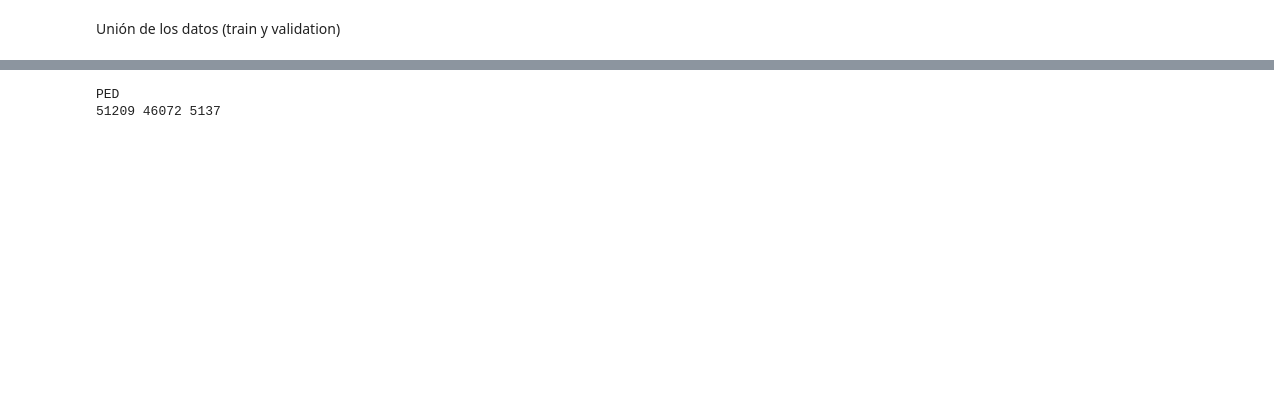
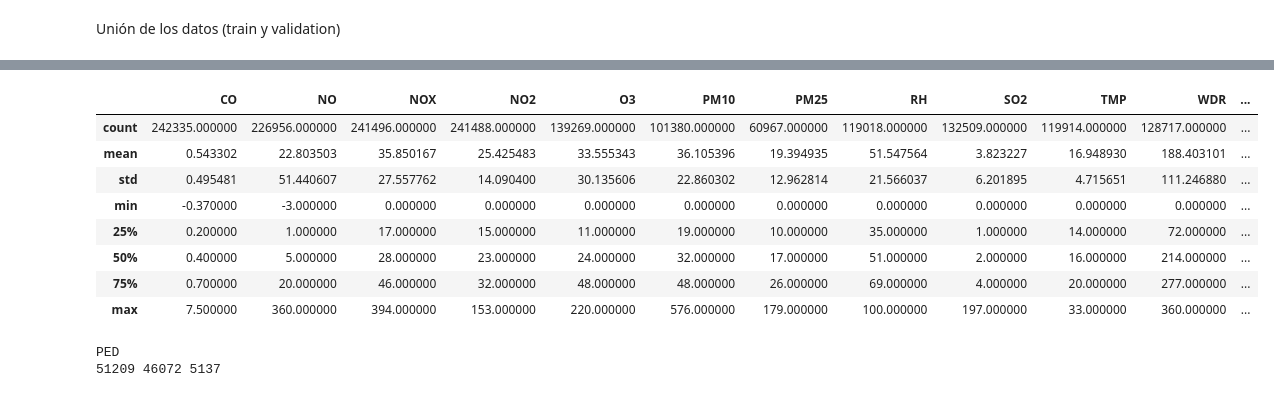
Before and after one commit to vlegaria/air_pollution, a Jupyter notebook: data_processing/normalization.ipynb, the cells around one changed output, grey strips where cells are left out. Cells and saved outputs as stored; diff of their text form; code cells hidden in the pictures; blank space fills up the shorter version.

```diff
--- a/data_processing/normalization.ipynb
+++ b/data_processing/normalization.ipynb
@@ -7,3 +7,22 @@ import matplotlib.dates as mdates
 from sklearn.preprocessing import MinMaxScaler, StandardScaler
 # %% [markdown]
 Unión de los datos (train y validation)
+# %%
+
+dir = '..\\preprocessing_airpollution_data/all_data_2005xstation_15_05_2024'
+#dir = os.path.join(os.pardir, 'preprocessing_airpollution_data/entrenamiento_datos_por_estacion')
+archivos = os.listdir(dir)
+file_name = "PED.csv"
+file_path = os.path.join(dir,file_name)
+file_path= "C:/Users/valer/Downloads/PED_raw_data.csv"
+print(file_path)
+df = pd.read_csv(file_path)
+valores_minimos = df.min()
+valores_maximos = df.max()
+print("Valores mínimos de cada columna:")
+print(valores_minimos)
+print("\nValores máximos de cada columna:")
+print(valores_maximos)
+#"""
+#df.to_csv("PED_alldata_normalized.csv")
+print(len(df))
@@ -10 +47,13 @@ Unión de los datos (train y validation)
+# %%
+df.describe()
+# %% [output]
+|  | CO | NO | NOX | NO2 | O3 | PM10 | PM25 | RH | SO2 | TMP | WDR | ... |
+| count | 242335.000000 | 226956.000000 | 241496.000000 | 241488.000000 | 139269.000000 | 101380.000000 | 60967.000000 | 119018.000000 | 132509.000000 | 119914.000000 | 128717.000000 | ... |
+| mean | 0.543302 | 22.803503 | 35.850167 | 25.425483 | 33.555343 | 36.105396 | 19.394935 | 51.547564 | 3.823227 | 16.948930 | 188.403101 | ... |
+| std | 0.495481 | 51.440607 | 27.557762 | 14.090400 | 30.135606 | 22.860302 | 12.962814 | 21.566037 | 6.201895 | 4.715651 | 111.246880 | ... |
+| min | -0.370000 | -3.000000 | 0.000000 | 0.000000 | 0.000000 | 0.000000 | 0.000000 | 0.000000 | 0.000000 | 0.000000 | 0.000000 | ... |
+| 25% | 0.200000 | 1.000000 | 17.000000 | 15.000000 | 11.000000 | 19.000000 | 10.000000 | 35.000000 | 1.000000 | 14.000000 | 72.000000 | ... |
+| 50% | 0.400000 | 5.000000 | 28.000000 | 23.000000 | 24.000000 | 32.000000 | 17.000000 | 51.000000 | 2.000000 | 16.000000 | 214.000000 | ... |
+| 75% | 0.700000 | 20.000000 | 46.000000 | 32.000000 | 48.000000 | 48.000000 | 26.000000 | 69.000000 | 4.000000 | 20.000000 | 277.000000 | ... |
+| max | 7.500000 | 360.000000 | 394.000000 | 153.000000 | 220.000000 | 576.000000 | 179.000000 | 100.000000 | 197.000000 | 33.000000 | 360.000000 | ... |
 # %%
```
Also changed, not shown: parts of 4 cells of this notebook, 5 other files.
